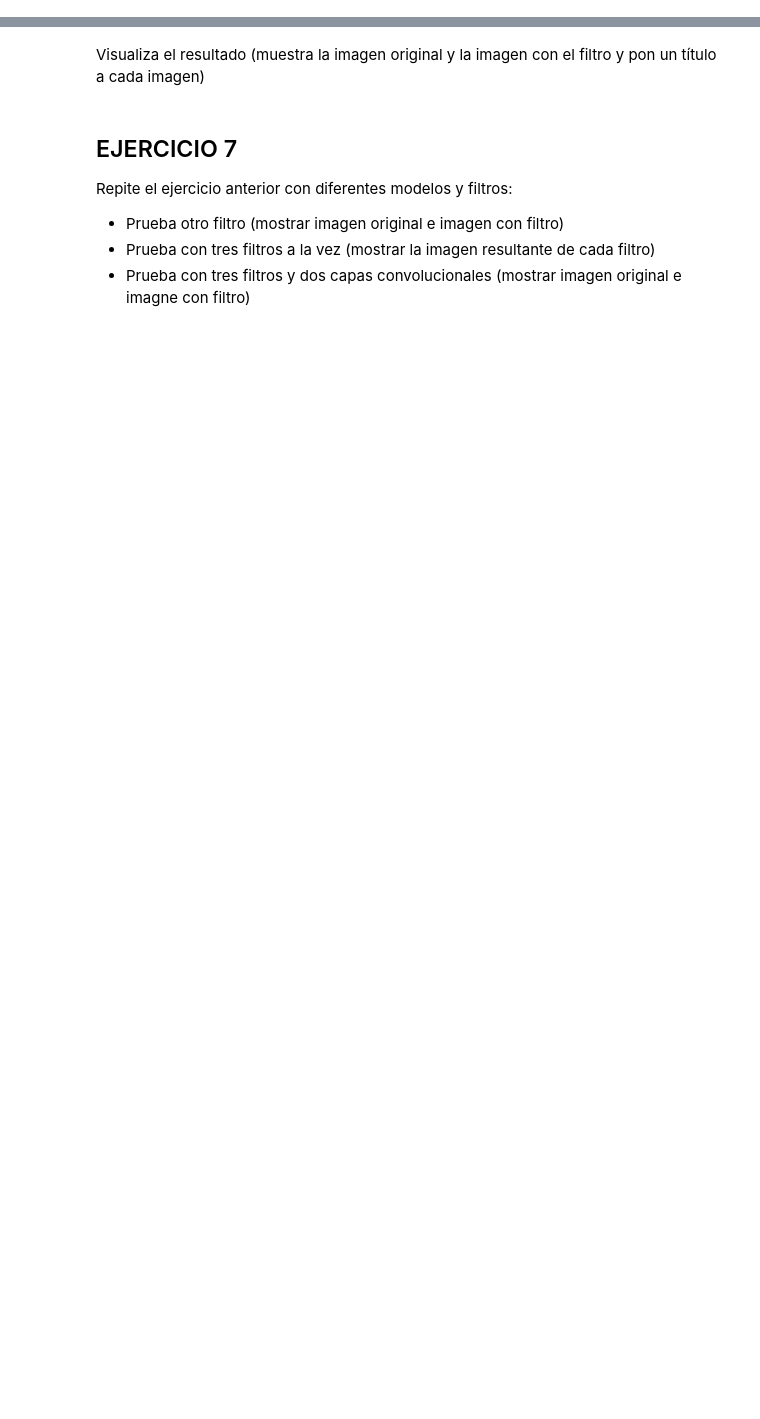
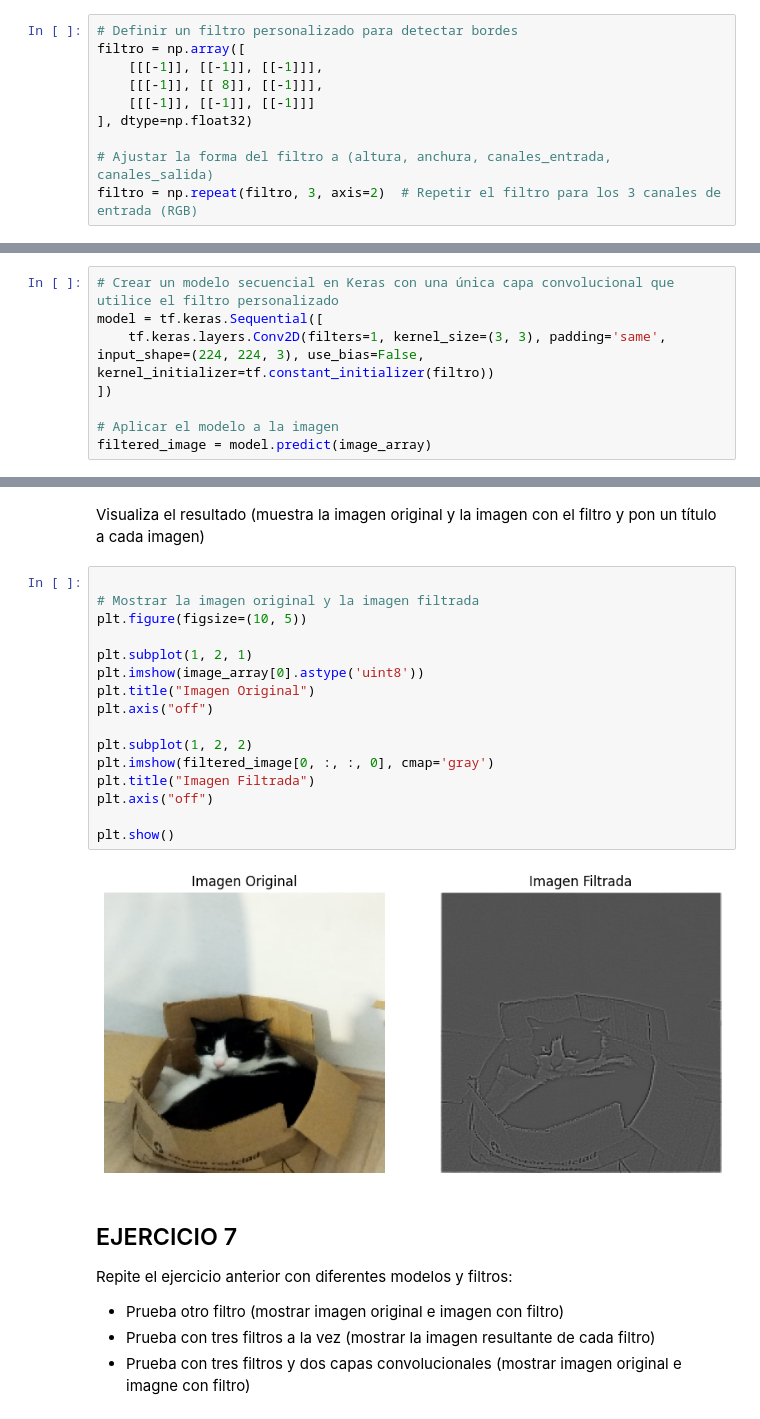
Before and after one commit to iruneguinea9/SAPA, a Jupyter notebook: Aprendizaje no supervisado/5_3/5_3Ejercicios.ipynb, the cells around one changed output, grey strips where cells are left out. Cells and saved outputs as stored; diff of their text form; blank space fills up the shorter version.

````diff
--- a/Aprendizaje no supervisado/5_3/5_3Ejercicios.ipynb
+++ b/Aprendizaje no supervisado/5_3/5_3Ejercicios.ipynb
@@ -513,5 +542,23 @@ filtro = np.array([
 ], dtype=np.float32)
 ```
 El filtro debe tener forma (altura, anchura, canales_entrada, canales_salida) (usa reshape)
+# %%
+# Definir un filtro personalizado para detectar bordes
+filtro = np.array([
+    [[[-1]], [[-1]], [[-1]]],
+    [[[-1]], [[ 8]], [[-1]]],
+    [[[-1]], [[-1]], [[-1]]]
+], dtype=np.float32)
+
+# Ajustar la forma del filtro a (altura, anchura, canales_entrada, canales_salida)
+filtro = np.repeat(filtro, 3, axis=2)  # Repetir el filtro para los 3 canales de entrada (RGB)
 # %% [markdown]
 Crea un modelo secuencial en Keras con una única capa convolucional que utilice tu filtro personalizado.
+# %%
+# Crear un modelo secuencial en Keras con una única capa convolucional que utilice el filtro personalizado
+model = tf.keras.Sequential([
+    tf.keras.layers.Conv2D(filters=1, kernel_size=(3, 3), padding='same', input_shape=(224, 224, 3), use_bias=False, kernel_initializer=tf.constant_initializer(filtro))
+])
+
+# Aplicar el modelo a la imagen
+filtered_image = model.predict(image_array)
@@ -518,5 +567,23 @@ Crea un modelo secuencial en Keras con una única capa convolucional que utilice
 # %% [markdown]
 Visualiza el resultado (muestra la imagen original y la imagen con el filtro y pon un título a cada imagen)
+# %%
+
+# Mostrar la imagen original y la imagen filtrada
+plt.figure(figsize=(10, 5))
+
+plt.subplot(1, 2, 1)
+plt.imshow(image_array[0].astype('uint8'))
+plt.title("Imagen Original")
+plt.axis("off")
+
+plt.subplot(1, 2, 2)
+plt.imshow(filtered_image[0, :, :, 0], cmap='gray')
+plt.title("Imagen Filtrada")
+plt.axis("off")
+
+plt.show()
+# %% [output]
+[figure, added]
 # %% [markdown]
 ## EJERCICIO 7
 Repite el ejercicio anterior con diferentes modelos y filtros:
````
Also changed, not shown: parts of 6 cells of this notebook, 1 other file.
